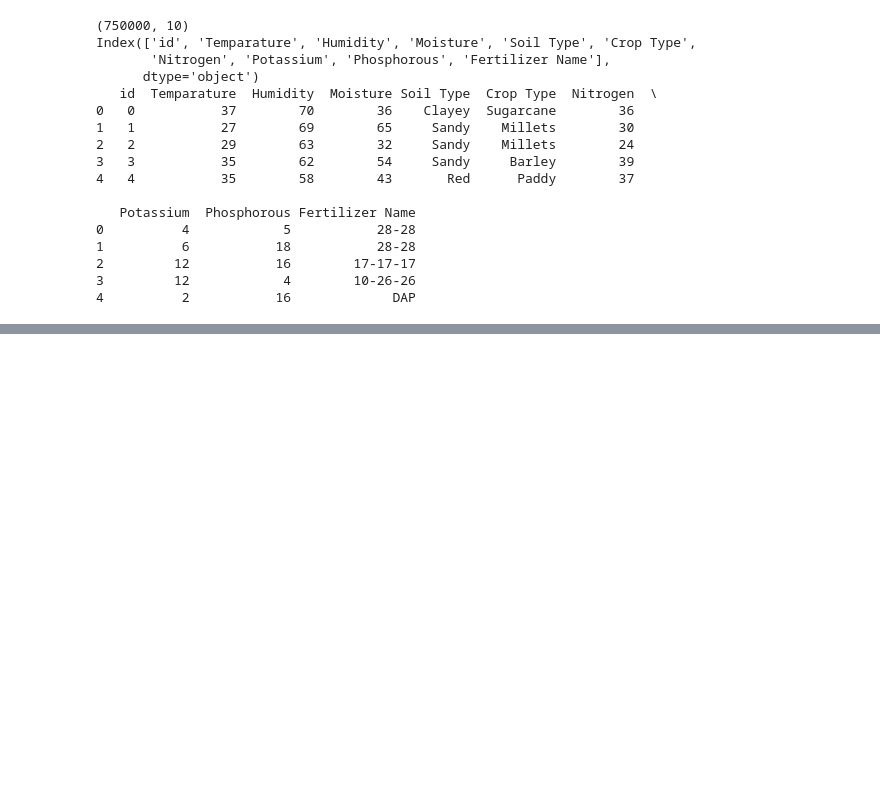
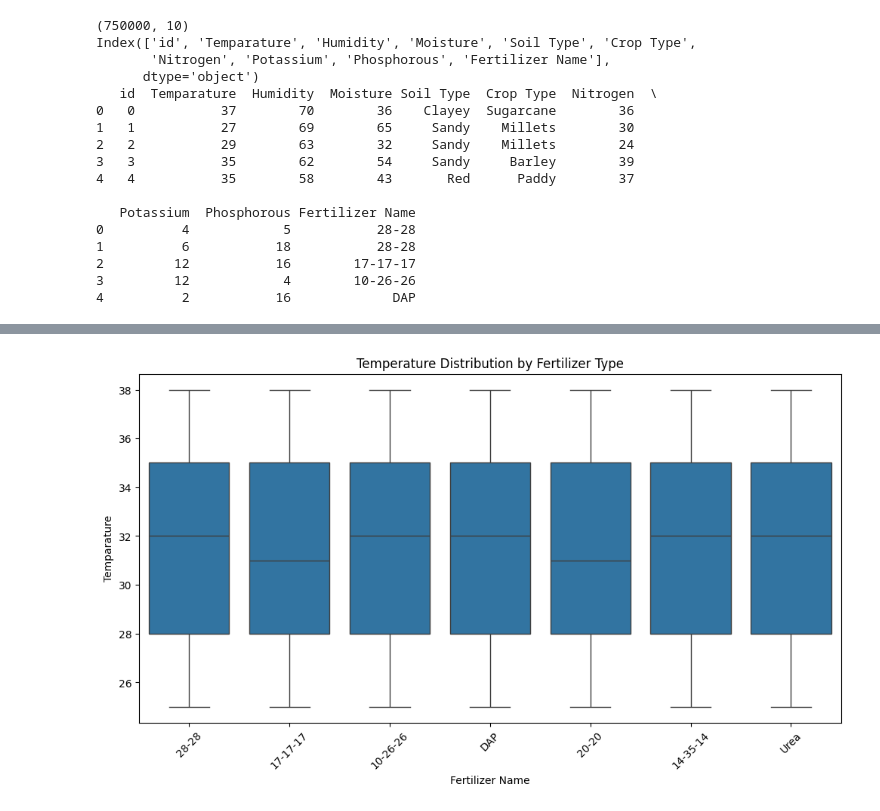
Before and after one commit to YuWatanabe0309/Fertilizers, a Jupyter notebook: playground-series-s5e6/main.ipynb, the cells around one changed output, grey strips where cells are left out. Drawn from its saved outputs; the diff is of its cells as text; code cells hidden in the pictures; blank space fills up the shorter version.

```diff
--- a/playground-series-s5e6/main.ipynb
+++ b/playground-series-s5e6/main.ipynb
@@ -30,3 +33,8 @@ Index(['id', 'Temparature', 'Humidity', 'Moisture', 'Soil Type', 'Crop Type',
 2         12           16        17-17-17
 3         12            4        10-26-26
 4          2           16             DAP
+# %%
+train = pd.read_csv("train.csv")
+print(train.describe())
+
+target = "Fertilizer Name"
@@ -32,0 +61,8 @@ Index(['id', 'Temparature', 'Humidity', 'Moisture', 'Soil Type', 'Crop Type',
+# %%
+plt.figure(figsize=(12, 6))
+sns.boxplot(data=train, x=target, y='Temparature')
+plt.xticks(rotation=45)
+plt.title("Temperature Distribution by Fertilizer Type")
+plt.show()
+# %% [output]
+[figure, added]
```
Also changed, not shown: parts of 9 cells of this notebook.
